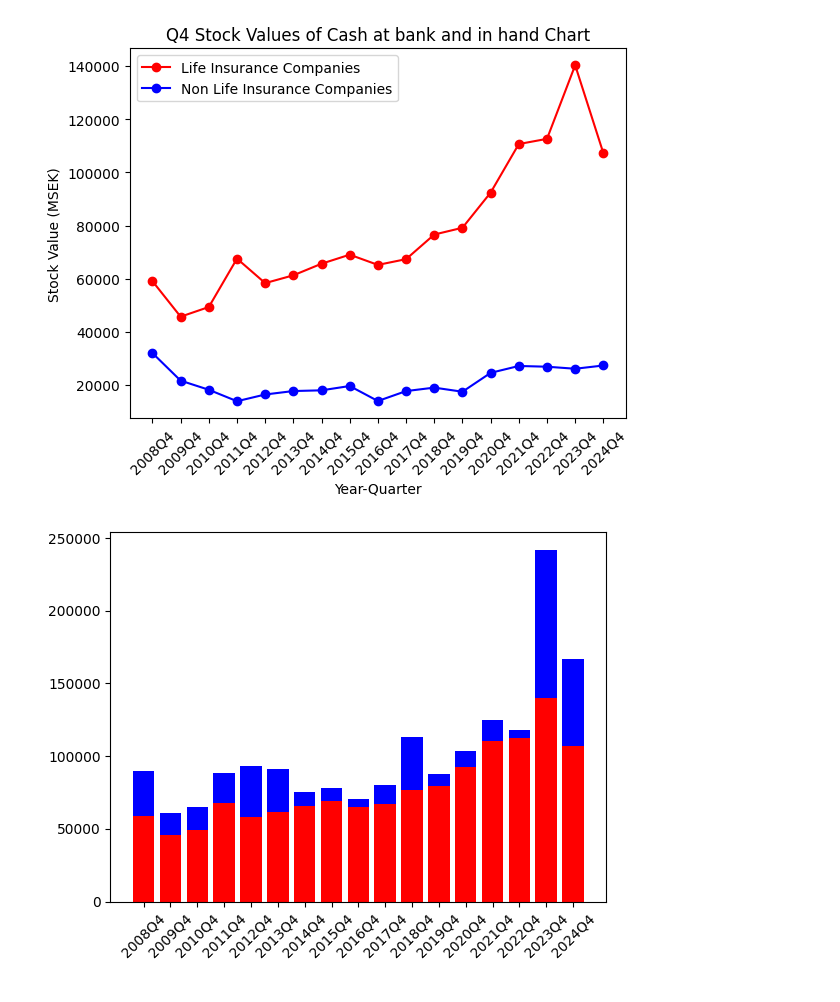
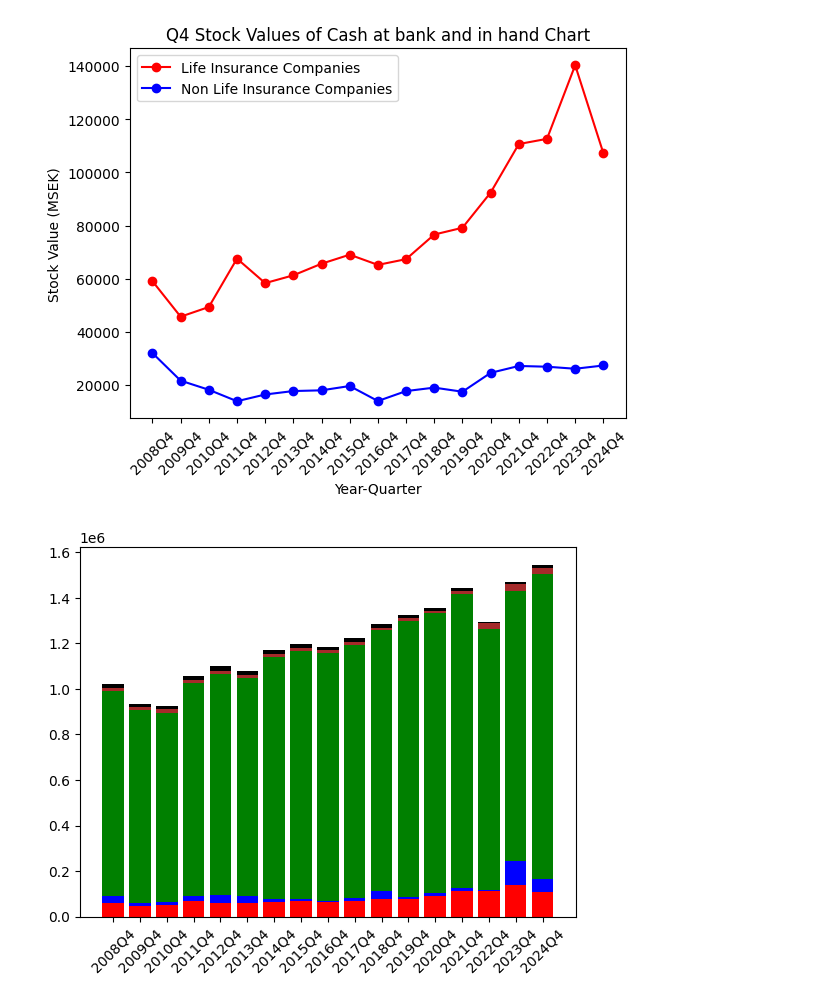
Before and after one commit to kunanonsurasorn/Python_Sandbox, a Jupyter notebook: pandas_sandbox_project/pandas_sandbox.ipynb, the cells around one changed output. Saved outputs shown, nothing was run; the diff lists cells and outputs as text; code cells hidden in the pictures.

```diff
--- a/pandas_sandbox_project/pandas_sandbox.ipynb
+++ b/pandas_sandbox_project/pandas_sandbox.ipynb
@@ -300,10 +300,32 @@ plt.show()
 # %% [output]
 [figure]
 # %%
-plt.bar(life_insurance_cash_at_bank_and_in_hand.index,life_insurance_cash_at_bank_and_in_hand['stock values'],color='r')
-plt.bar(life_insurance_money_market_instruments.index,life_insurance_money_market_instruments['stock values'],bottom=life_insurance_cash_at_bank_and_in_hand['stock values'],color='b')
-plt.bar(life_insurance_money_market_instruments.index,life_insurance_money_market_instruments['stock values'],bottom=life_insurance_cash_at_bank_and_in_hand['stock values'],color='b')
+plt.bar(life_insurance_cash_at_bank_and_in_hand.index,
+        life_insurance_cash_at_bank_and_in_hand['stock values'],
+        color='red')
+plt.bar(life_insurance_money_market_instruments.index,
+        life_insurance_money_market_instruments['stock values'],
+        bottom=life_insurance_cash_at_bank_and_in_hand['stock values'],
+        color='blue')
+plt.bar(life_insurance_bonds.index,
+        life_insurance_bonds['stock values'],
+        bottom=life_insurance_cash_at_bank_and_in_hand['stock values']+
+        life_insurance_money_market_instruments['stock values'],
+        color='green')
+plt.bar(life_insurance_debentures_and_convertible_loans.index,
+        life_insurance_debentures_and_convertible_loans['stock values'],
+        bottom=life_insurance_cash_at_bank_and_in_hand['stock values']+
+        life_insurance_money_market_instruments['stock values']+
+        life_insurance_bonds['stock values'],
+        color='brown')
+plt.bar(life_insurance_accrued_interest.index,
+        life_insurance_accrued_interest['stock values'],
+        bottom=life_insurance_cash_at_bank_and_in_hand['stock values']+
+        life_insurance_money_market_instruments['stock values']+
+        life_insurance_bonds['stock values']+
+        life_insurance_debentures_and_convertible_loans['stock values'],
+        color='black')
 plt.xticks(rotation=45)
 plt.show()
 # %% [output]
-[figure, old version]
+[figure, new version]
```
Also changed, not shown: 2 other files.
